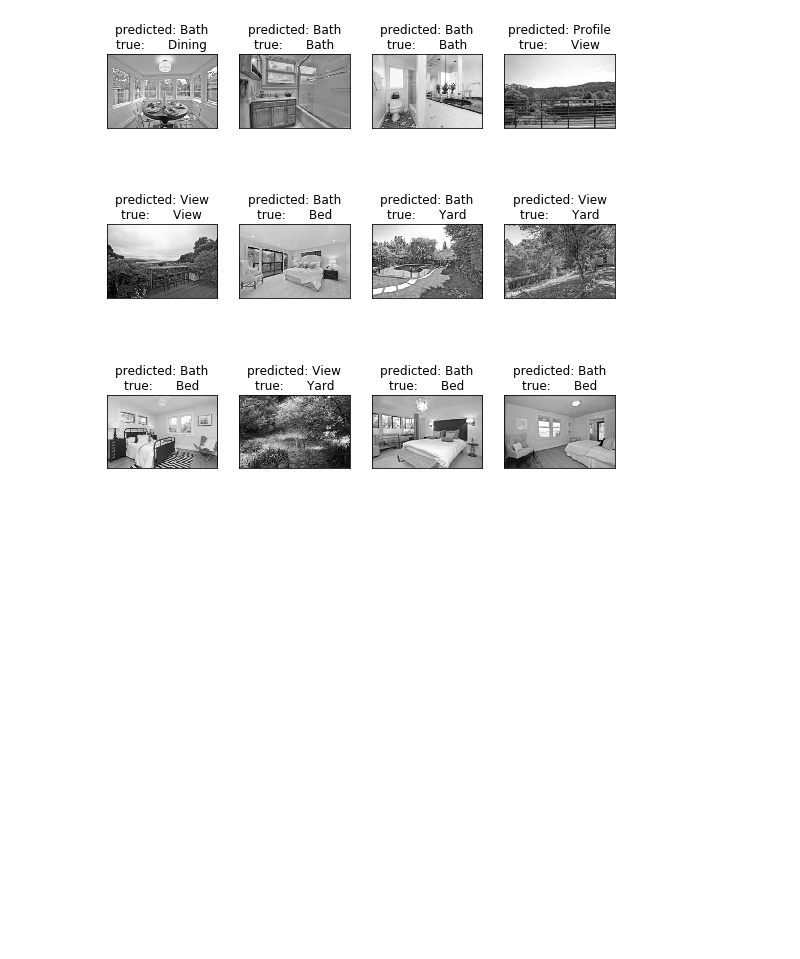
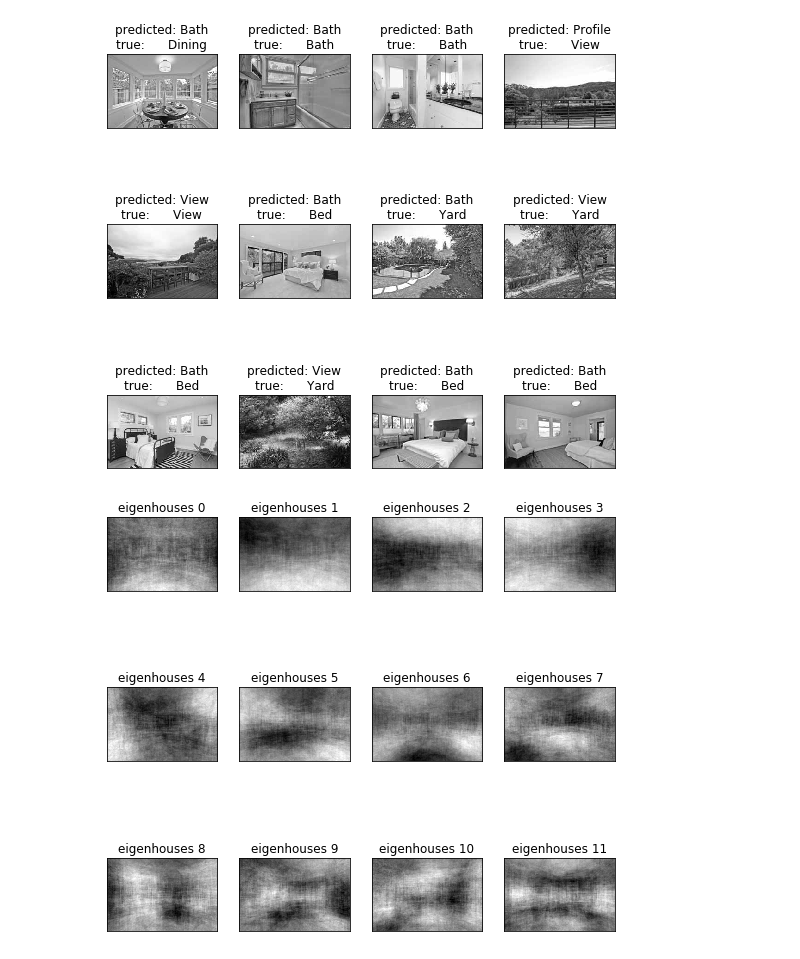
Before and after one commit to JimKing100/Image_Project, a Jupyter notebook: Test.ipynb, the cells around one changed output. Cells and saved outputs as stored; diff of their text form; code cells hidden in the pictures; blank space fills up the shorter version.

```diff
--- a/Test.ipynb
+++ b/Test.ipynb
@@ -305,3 +305,8 @@ prediction_titles = [title(y_pred, y_test, target_names, i)
 plot_gallery(X_test, prediction_titles, h, w)
 # %% [output]
 [figure]
+# %%
+eigenhouse_titles = ["eigenhouses %d" % i for i in range(eigenhouses.shape[0])]
+plot_gallery(eigenhouses, eigenhouse_titles, h, w)
+# %% [output]
+[figure, added]
```
